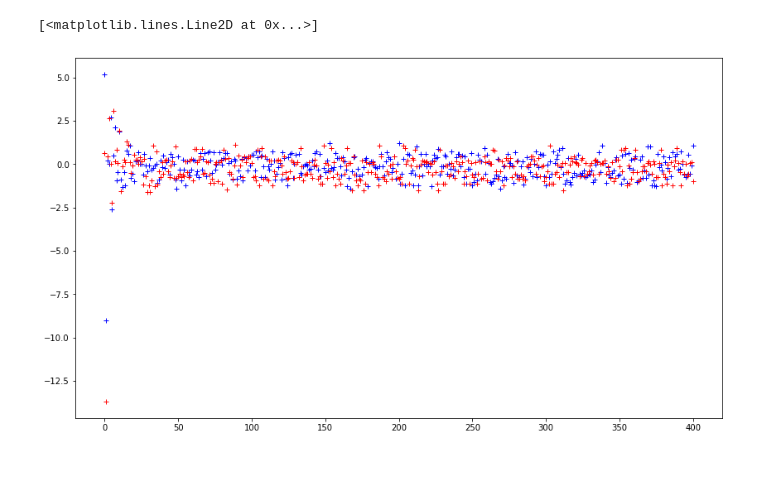
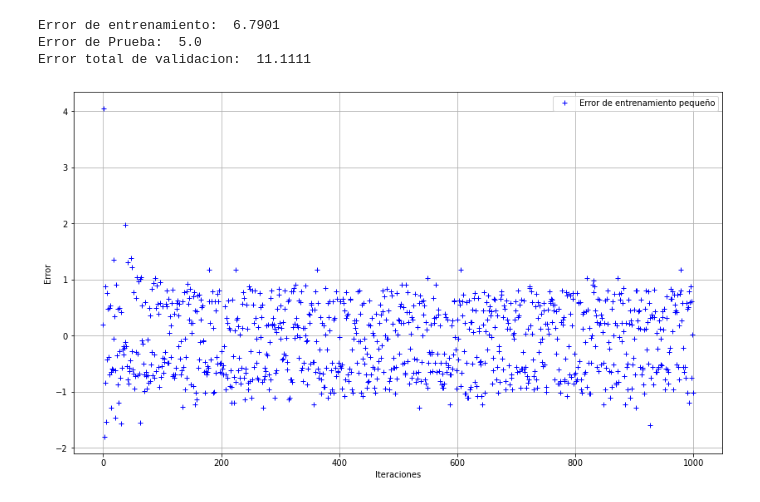
Before and after one commit to luistorrest/Perceptron_Algorithm, a Jupyter notebook: Perceptron_Algorithm.ipynb, the cells around one changed output. Saved outputs shown, nothing was run; the diff lists cells and outputs as text; code cells hidden in the pictures; blank space fills up the shorter version.

```diff
--- a/Perceptron_Algorithm.ipynb
+++ b/Perceptron_Algorithm.ipynb
@@ -75 +80,26 @@ print(Wk)
+# %%
+def Calculo_error(x,y,w,n):
+    """
+    X: Features vector
+    Y: Label output
+    w: Weight vector
+    n: Data length
+    """
+
+    suma = 0                               # Cont. that storage the errors
+
+    for i in range (n):
+        g = np.dot(np.transpose(w), x[i])  # Internal State of Neuron
+
+        if g < 0:                          # Umbral for classification in the LMS Algorithm
+            g = -1
+        else:
+            g = 1
+
+        if g != y[i]:                      # CError condition
+            suma = suma + 1                # Cont. Error
+
+    error_pct = 100.0 * suma / n           # Porcentual error
+
+    return error_pct
 # %%
@@ -180,7 +178,19 @@ Peso Wk:  [ 0.81370438 -0.32229684 -0.15275023]
-# %%
-plt.figure(figsize=(14,8))
-plt.plot(error, 'b+')
-plt.plot(errorP, 'r+')
-# %% [output]
-[<matplotlib.lines.Line2D at 0x...>]
-[figure, removed]
+# %%
+##################  Probando datos de Validacion  ###########
+error_val = Calculo_error(X_val,Y_val,Wk,D_val)
+print("Error de entrenamiento: ", np.round(Eent,4))
+print("Error de Prueba: ",  np.round(Epru,4) )
+print("Error total de validacion: ", np.round(error_val,4))
+# %% [output]
+Error de entrenamiento:  6.7901
+Error de Prueba:  5.0
+Error total de validacion:  11.1111
+# %%
+plt.figure(figsize=(14,8))
+plt.plot(error_ent, 'b+', label = "Error de entrenamiento pequeño")
+plt.legend()
+plt.xlabel("Iteraciones")
+plt.ylabel("Error")
+plt.grid()
+# %% [output]
+[figure, added]
```
Also changed, not shown: parts of 5 cells of this notebook, 1 other file.
